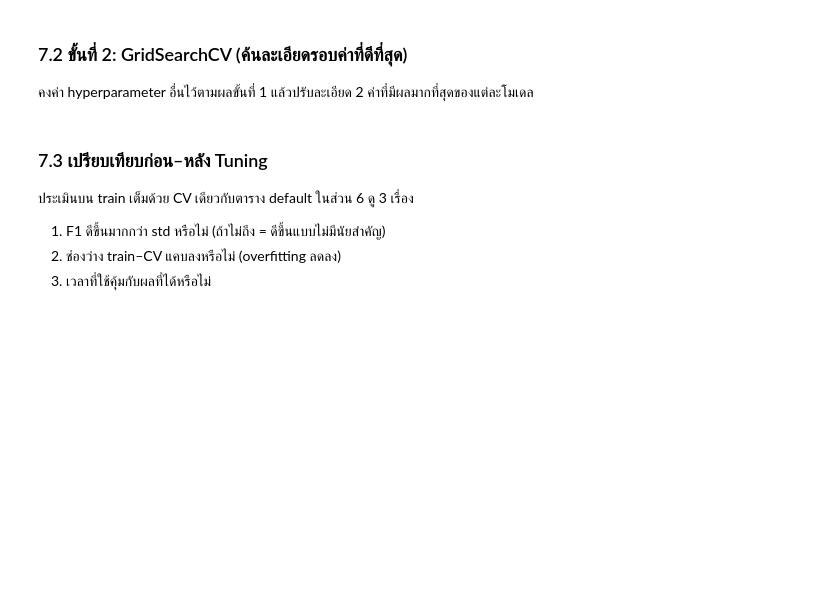
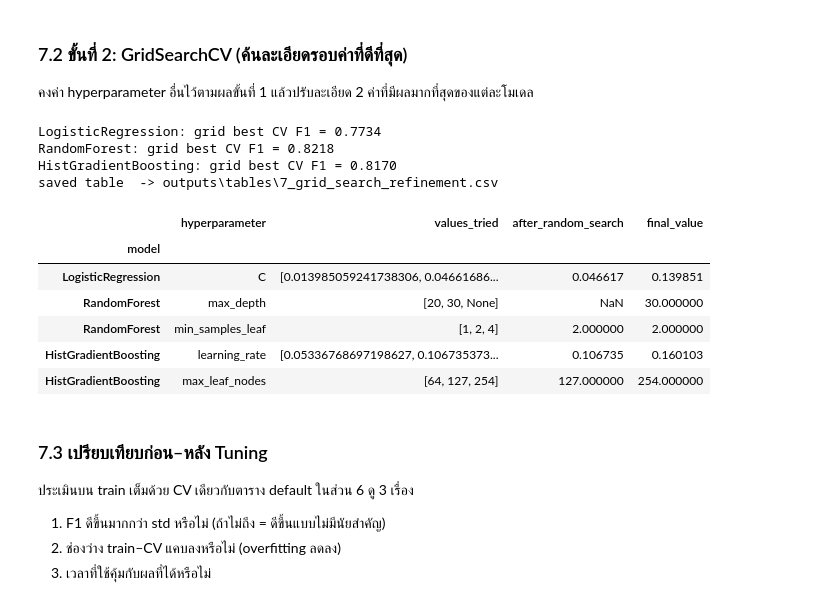
Before and after one commit to Hake2549/ML, a Jupyter notebook: hotel_cancellation_training.ipynb, the cells around one changed output. Saved outputs shown, nothing was run; the diff lists cells and outputs as text; code cells hidden in the pictures; blank space fills up the shorter version.

```diff
--- a/hotel_cancellation_training.ipynb
+++ b/hotel_cancellation_training.ipynb
@@ -833,7 +878,7 @@ default_results
 - ใช้ข้อมูล train บางส่วน (`TUNE_FRAC`) และ 3-fold CV เพื่อประหยัดเวลา · เลือกค่าที่ดีที่สุดด้วย **F1**
 - ⏳ **cell นี้ใช้เวลานานที่สุด** ผลทุกชุดจะถูกบันทึกลง `tables/7_random_search_*.csv`
 # %%
-TUNE_MODELS = ['LogisticRegression', 'RandomForest']
+TUNE_MODELS = ['LogisticRegression', 'RandomForest', 'HistGradientBoosting']
 PARAM_DISTRIBUTIONS = {
     'LogisticRegression': {
         'model__C': loguniform(1e-3, 1e2),
@@ -845,6 +890,14 @@ PARAM_DISTRIBUTIONS = {
         'model__min_samples_leaf': [1, 2, 5, 10],
         'model__max_features': ['sqrt', 'log2', 0.3, 0.5],
         'model__class_weight': [None, 'balanced', 'balanced_subsample'],
+    },
+    'HistGradientBoosting': {
+        'model__learning_rate': loguniform(0.02, 0.3),
+        'model__max_leaf_nodes': [15, 31, 63, 127],
+        'model__max_depth': [None, 6, 10],
+        'model__min_samples_leaf': [20, 50, 100],
+        'model__l2_regularization': loguniform(1e-3, 10),
+        'model__class_weight': [None, 'balanced'],
     },
 }
 
@@ -874,33 +938,48 @@ def around(value, factors, integer=False, lo=None, hi=None):
         vals = {int(round(v)) for v in vals}
     return sorted(v for v in vals if (lo is None or v >= lo) and (hi is None or v <= hi))
 
 
 REFINE = {
     'LogisticRegression': lambda b: {'model__C': around(b['model__C'], (0.3, 1, 3))},
     'RandomForest': lambda b: {
         'model__max_depth': [20, 30, None] if b['model__max_depth'] is None
                             else around(b['model__max_depth'], (0.75, 1, 1.25), integer=True, lo=2),
         'model__min_samples_leaf': around(b['model__min_samples_leaf'], (0.5, 1, 2), integer=True, lo=1)},
+    'HistGradientBoosting': lambda b: {
+        'model__learning_rate': around(b['model__learning_rate'], (0.5, 1, 1.5), hi=1.0),
+        'model__max_leaf_nodes': around(b['model__max_leaf_nodes'], (0.5, 1, 2), integer=True, lo=2)},
 }
 
 tuned_params, grid_rows = {}, []
 for name in TUNE_MODELS:
     best = random_search[name].best_params_
     grid = {k: [v] for k, v in best.items()}
     grid.update(REFINE[name](best))
     gs = GridSearchCV(make_model(name, FINAL_FEATURES), grid, scoring='f1', cv=CV3, n_jobs=-1)
     gs.fit(X_tune, y_tune)
     tuned_params[name] = gs.best_params_
     for k in REFINE[name](best):
         grid_rows.append({'model': name, 'hyperparameter': k.replace('model__', ''),
                           'values_tried': grid[k], 'after_random_search': best[k], 'final_value': gs.best_params_[k]})
     print(f'{name}: grid best CV F1 = {gs.best_score_:.4f}')
 
 grid_table = pd.DataFrame(grid_rows).set_index('model')
 save_table(grid_table, '7_grid_search_refinement')
 with open(os.path.join(TABLE_DIR, '7_tuned_params.json'), 'w') as f:
     json.dump(tuned_params, f, indent=2, default=str)
 grid_table
+# %% [output]
+LogisticRegression: grid best CV F1 = 0.7734
+RandomForest: grid best CV F1 = 0.8218
+HistGradientBoosting: grid best CV F1 = 0.8170
+saved table  -> outputs\tables\7_grid_search_refinement.csv
+|  | hyperparameter | values_tried | after_random_search | final_value |
+| model |  |  |  |  |
+| LogisticRegression | C | [0.013985059241738306, 0.04661686... | 0.046617 | 0.139851 |
+| RandomForest | max_depth | [20, 30, None] | NaN | 30.000000 |
+| RandomForest | min_samples_leaf | [1, 2, 4] | 2.000000 | 2.000000 |
+| HistGradientBoosting | learning_rate | [0.05336768697198627, 0.106735373... | 0.106735 | 0.160103 |
+| HistGradientBoosting | max_leaf_nodes | [64, 127, 254] | 127.000000 | 254.000000 |
 # %% [markdown]
 ### 7.3 เปรียบเทียบก่อน–หลัง Tuning
 ประเมินบน train เต็มด้วย CV เดียวกับตาราง default ในส่วน 6 ดู 3 เรื่อง
```
Also changed, not shown: parts of 12 cells of this notebook, 20 other files.
